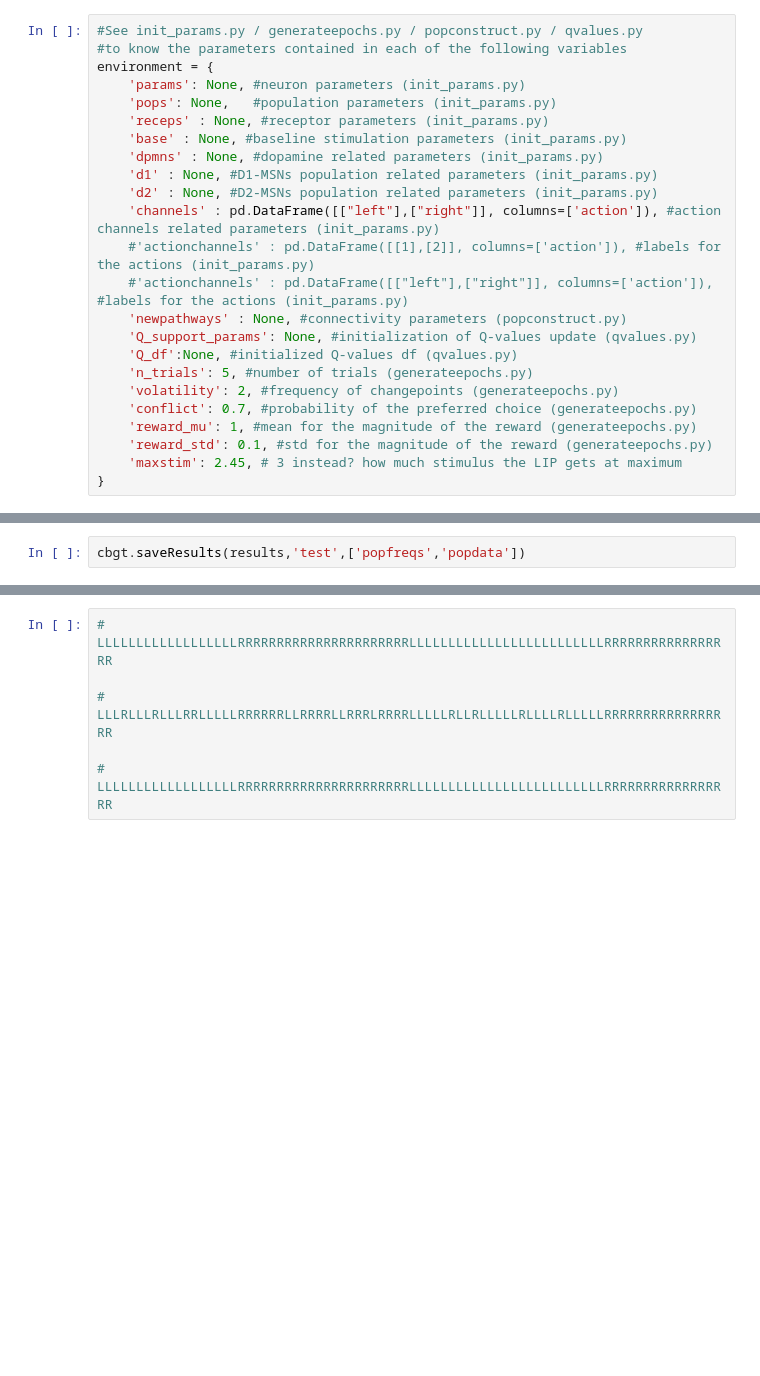
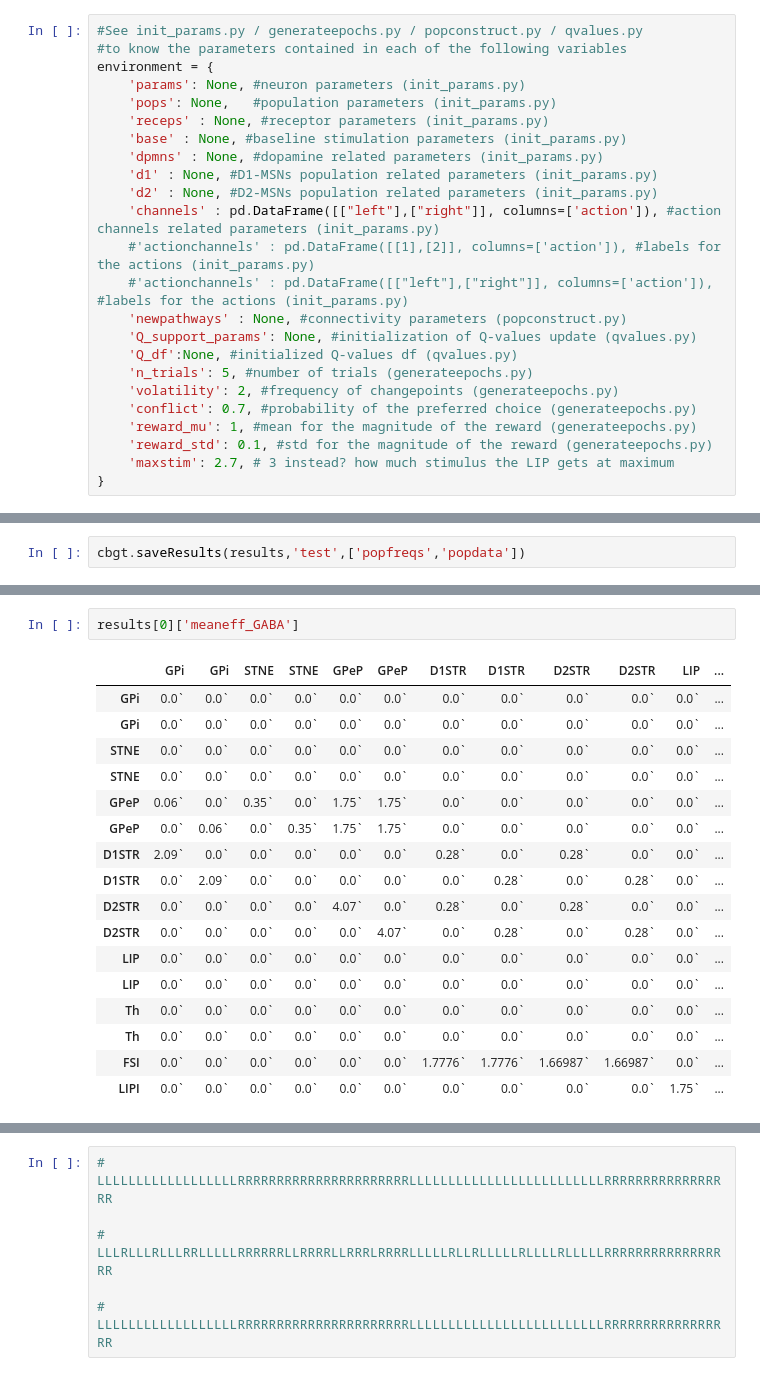
Before and after one commit to jyotikab/cbgt2, a Jupyter notebook: network_simulation-03.ipynb, the cells around one changed output, grey strips where cells are left out. Saved outputs shown, nothing was run; the diff lists cells and outputs as text; blank space fills up the shorter version.

```diff
--- a/network_simulation-03.ipynb
+++ b/network_simulation-03.ipynb
@@ -88,7 +91,7 @@ environment = {
     'conflict': 0.7, #probability of the preferred choice (generateepochs.py)
     'reward_mu': 1, #mean for the magnitude of the reward (generateepochs.py)
     'reward_std': 0.1, #std for the magnitude of the reward (generateepochs.py)
-    'maxstim': 2.45, # 3 instead? how much stimulus the LIP gets at maximum
+    'maxstim': 2.7, # 3 instead? how much stimulus the LIP gets at maximum
 }
 # %%
 results = cbgt.ExecutionManager(cores=7).run([pl],[environment])
@@ -139,0 +197,20 @@ plt_func.plot_fr(results[0])
+# %%
+results[0]['meaneff_GABA']
+# %% [output]
+|  | GPi | GPi | STNE | STNE | GPeP | GPeP | D1STR | D1STR | D2STR | D2STR | LIP | ... |
+| GPi | 0.0` | 0.0` | 0.0` | 0.0` | 0.0` | 0.0` | 0.0` | 0.0` | 0.0` | 0.0` | 0.0` | ... |
+| GPi | 0.0` | 0.0` | 0.0` | 0.0` | 0.0` | 0.0` | 0.0` | 0.0` | 0.0` | 0.0` | 0.0` | ... |
+| STNE | 0.0` | 0.0` | 0.0` | 0.0` | 0.0` | 0.0` | 0.0` | 0.0` | 0.0` | 0.0` | 0.0` | ... |
+| STNE | 0.0` | 0.0` | 0.0` | 0.0` | 0.0` | 0.0` | 0.0` | 0.0` | 0.0` | 0.0` | 0.0` | ... |
+| GPeP | 0.06` | 0.0` | 0.35` | 0.0` | 1.75` | 1.75` | 0.0` | 0.0` | 0.0` | 0.0` | 0.0` | ... |
+| GPeP | 0.0` | 0.06` | 0.0` | 0.35` | 1.75` | 1.75` | 0.0` | 0.0` | 0.0` | 0.0` | 0.0` | ... |
+| D1STR | 2.09` | 0.0` | 0.0` | 0.0` | 0.0` | 0.0` | 0.28` | 0.0` | 0.28` | 0.0` | 0.0` | ... |
+| D1STR | 0.0` | 2.09` | 0.0` | 0.0` | 0.0` | 0.0` | 0.0` | 0.28` | 0.0` | 0.28` | 0.0` | ... |
+| D2STR | 0.0` | 0.0` | 0.0` | 0.0` | 4.07` | 0.0` | 0.28` | 0.0` | 0.28` | 0.0` | 0.0` | ... |
+| D2STR | 0.0` | 0.0` | 0.0` | 0.0` | 0.0` | 4.07` | 0.0` | 0.28` | 0.0` | 0.28` | 0.0` | ... |
+| LIP | 0.0` | 0.0` | 0.0` | 0.0` | 0.0` | 0.0` | 0.0` | 0.0` | 0.0` | 0.0` | 0.0` | ... |
+| LIP | 0.0` | 0.0` | 0.0` | 0.0` | 0.0` | 0.0` | 0.0` | 0.0` | 0.0` | 0.0` | 0.0` | ... |
+| Th | 0.0` | 0.0` | 0.0` | 0.0` | 0.0` | 0.0` | 0.0` | 0.0` | 0.0` | 0.0` | 0.0` | ... |
+| Th | 0.0` | 0.0` | 0.0` | 0.0` | 0.0` | 0.0` | 0.0` | 0.0` | 0.0` | 0.0` | 0.0` | ... |
+| FSI | 0.0` | 0.0` | 0.0` | 0.0` | 0.0` | 0.0` | 1.7776` | 1.7776` | 1.66987` | 1.66987` | 0.0` | ... |
+| LIPI | 0.0` | 0.0` | 0.0` | 0.0` | 0.0` | 0.0` | 0.0` | 0.0` | 0.0` | 0.0` | 1.75` | ... |
```
Also changed, not shown: parts of 17 cells of this notebook, 6 other files.
